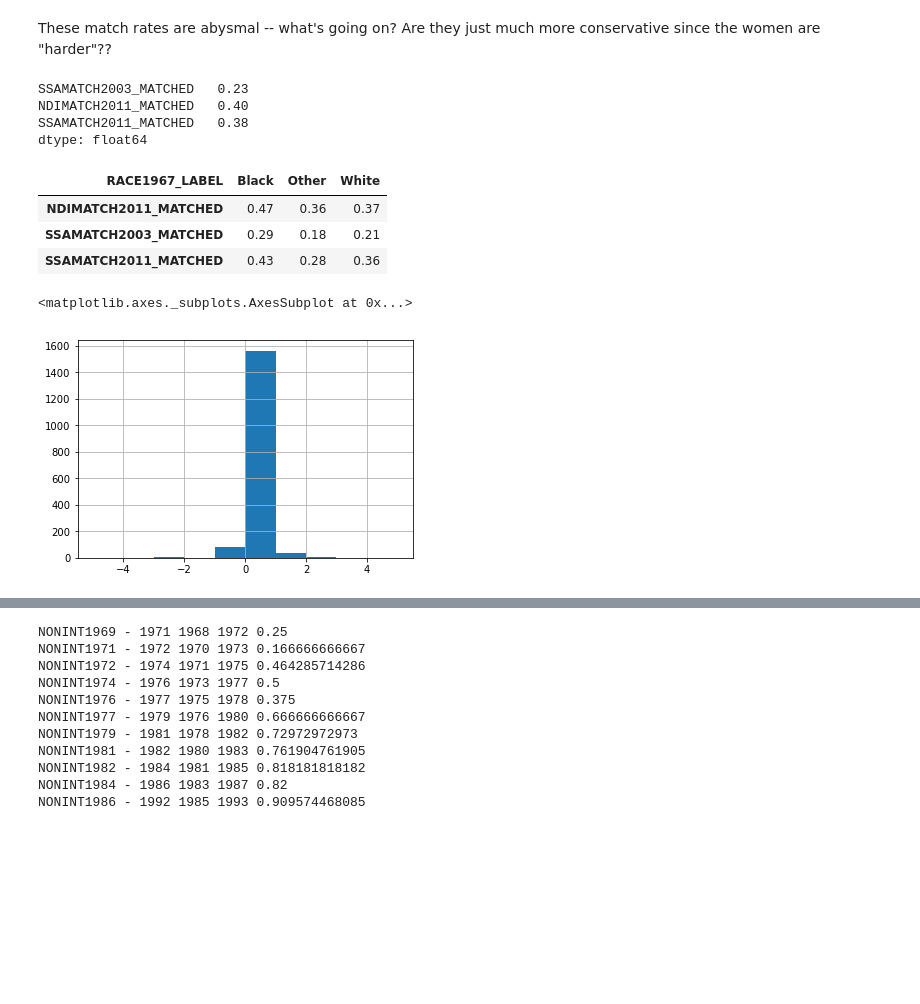
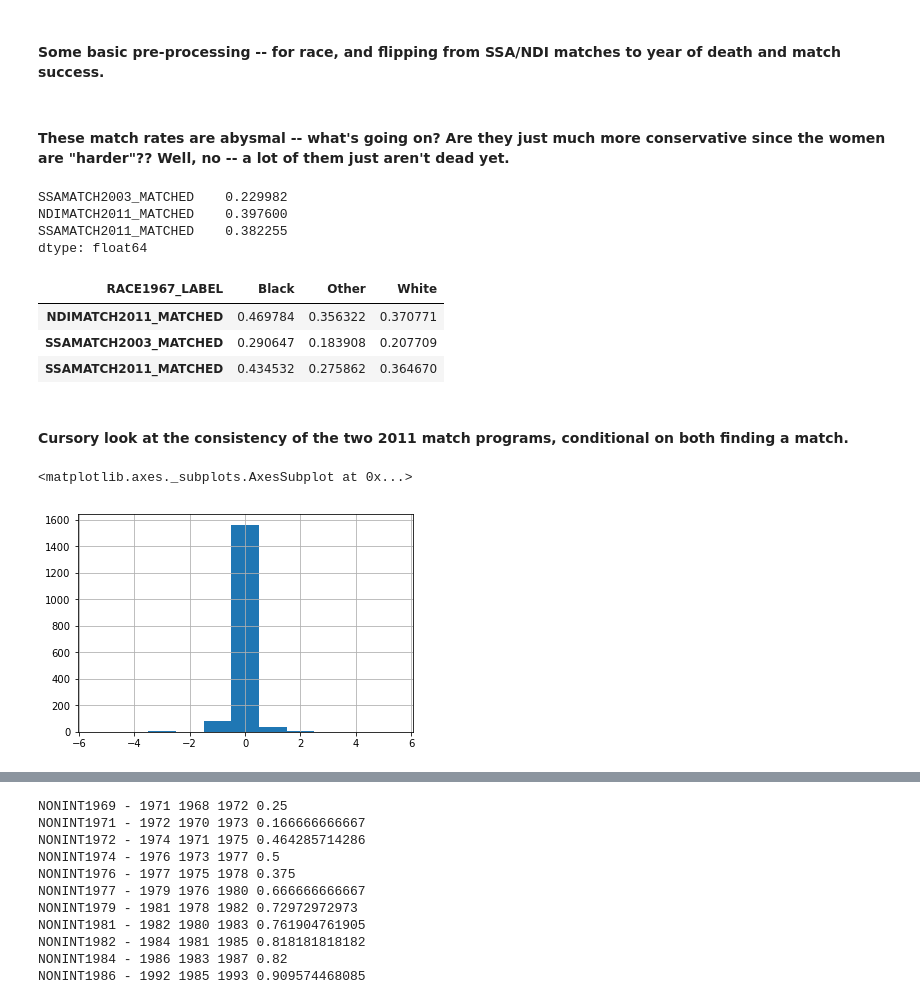
Before and after one commit to JamesSaxon/me2, a Jupyter notebook: data/me_ow.ipynb, the cells around one changed output, grey strips where cells are left out. Cells and saved outputs as stored; diff of their text form; code cells hidden in the pictures; blank space fills up the shorter version.

```diff
--- a/data/me_ow.ipynb
+++ b/data/me_ow.ipynb
@@ -55 +56,3 @@ df.loc[df.RACE1995_BLACK == 1, "RACE1995"] = "BLACK"
+# %% [markdown]
+#### Some basic pre-processing -- for race, and flipping from SSA/NDI matches to year of death and match success.
 # %%
@@ -68,25 +97,26 @@ df["SSAMATCH2011_MATCHED"] = df["SSAMATCH2011_AGE"] > 0
 # %% [markdown]
-These match rates are abysmal -- what's going on?  Are they just much more conservative since the women are "harder"??
+#### These match rates are abysmal -- what's going on?  Are they just much more conservative since the women are "harder"??  Well, no -- a lot of them just aren't dead yet.
-# %%
-df[["SSAMATCH2003_MATCHED", "NDIMATCH2011_MATCHED", "SSAMATCH2011_MATCHED"]].mean()
-# %% [output]
-SSAMATCH2003_MATCHED   0.23
-NDIMATCH2011_MATCHED   0.40
-SSAMATCH2011_MATCHED   0.38
-dtype: float64
 # %%
+display(df[["SSAMATCH2003_MATCHED", "NDIMATCH2011_MATCHED", "SSAMATCH2011_MATCHED"]].mean())
+
 pd.pivot_table(df[["RACE1967_LABEL", "SSAMATCH2003_MATCHED", "NDIMATCH2011_MATCHED", "SSAMATCH2011_MATCHED"]],
                columns = ["RACE1967_LABEL"], aggfunc = np.mean)
 # %% [output]
+SSAMATCH2003_MATCHED    0.229982
+NDIMATCH2011_MATCHED    0.397600
+SSAMATCH2011_MATCHED    0.382255
+dtype: float64
 | RACE1967_LABEL | Black | Other | White |
-| NDIMATCH2011_MATCHED | 0.47 | 0.36 | 0.37 |
-| SSAMATCH2003_MATCHED | 0.29 | 0.18 | 0.21 |
-| SSAMATCH2011_MATCHED | 0.43 | 0.28 | 0.36 |
+| NDIMATCH2011_MATCHED | 0.469784 | 0.356322 | 0.370771 |
+| SSAMATCH2003_MATCHED | 0.290647 | 0.183908 | 0.207709 |
+| SSAMATCH2011_MATCHED | 0.434532 | 0.275862 | 0.364670 |
+# %% [markdown]
+#### Cursory look at the consistency of the two 2011 match programs, conditional on both finding a match.
 # %%
 sel = (df["SSAMATCH2011_AGE"] > 0) & (df["NDIMATCH2011_AGE"] > 0)
-(df.loc[sel, "SSAMATCH2011_AGE"] - df.loc[sel, "NDIMATCH2011_AGE"]).hist(bins = range(-5, 6))
+(df.loc[sel, "SSAMATCH2011_AGE"] - df.loc[sel, "NDIMATCH2011_AGE"]).hist(bins = np.arange(-5.5, 6))
 # %% [output]
 <matplotlib.axes._subplots.AxesSubplot at 0x...>
-[figure, old version]
+[figure, new version]
 # %% [markdown]
 ### I really don't get this -- year after year, the total (5083) equals valid skip + 2 × noninterview.  Why?
```
Also changed, not shown: parts of 36 cells of this notebook.
